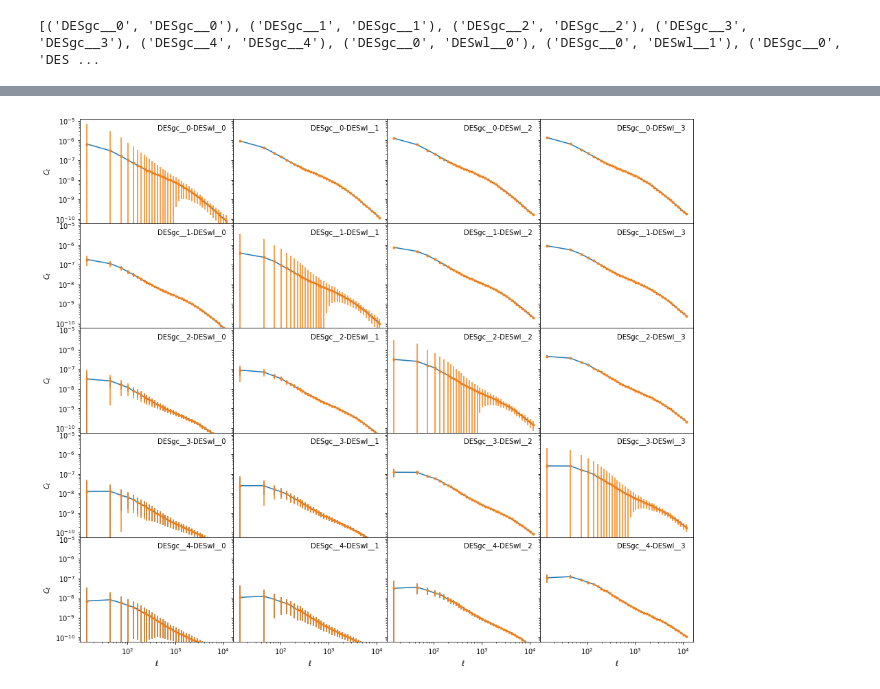
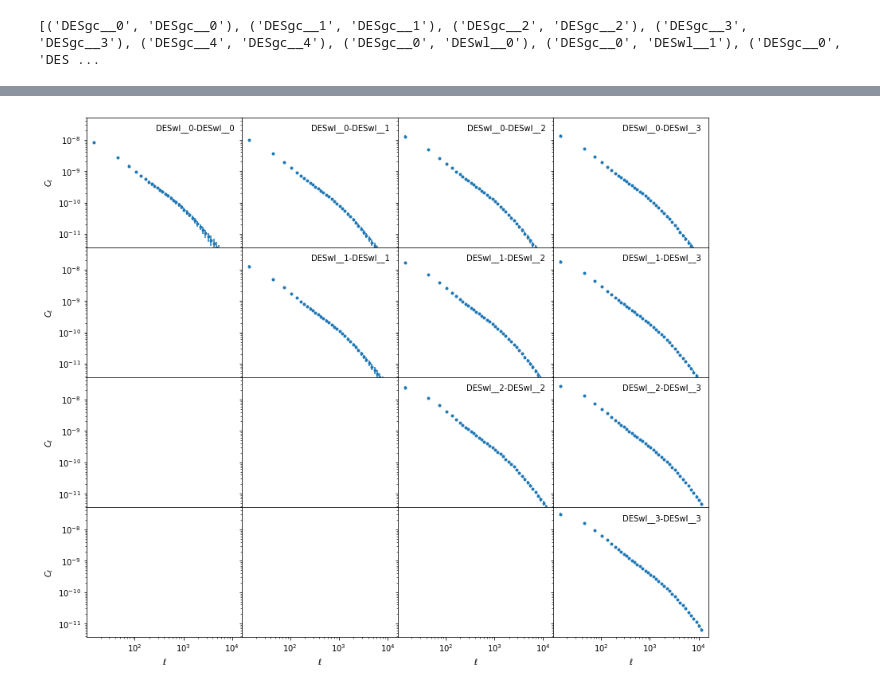
Before and after one commit to boryanah/simple_nz_marg, a Jupyter notebook: plot_sacc.ipynb, the cells around one changed output, grey strips where cells are left out. Saved outputs shown, nothing was run; the diff lists cells and outputs as text; code cells hidden in the pictures.

```diff
--- a/plot_sacc.ipynb
+++ b/plot_sacc.ipynb
@@ -36,10 +99,10 @@ f, ax = plt.subplots(1, 5, figsize=(16, 4), sharex=True, gridspec_kw={'wspace':0
 for i in range(5):
     tr1 = tr2 = f'DESgc__{i}'
     ell, cl, cov, ind = s.get_ell_cl('cl_00', tr1, tr2, return_cov=True, return_ind=True)
-    ax[i].errorbar(ell, cl, yerr=np.sqrt(np.diag(cov)))
+    ax[i].errorbar(ell, cl, yerr=np.sqrt(np.diag(cov)), fmt='.')
 
-    cov = covG_rsh[ind][:, ind]
-    ax[i].errorbar(ell, cl, yerr=np.sqrt(np.diag(cov)), fmt='.')
+#     cov = covG[ind][:, ind]
+#     ax[i].errorbar(ell, cl, yerr=np.sqrt(np.diag(cov)), fmt='.')
 
     assert np.any(cov)
     ax[i].set_xlabel('$\ell$')
@@ -55,27 +155,29 @@ plt.close()
 # %%
-# gc-wl
-f, ax = plt.subplots(5, 4, figsize=(16, 14), sharex=True, gridspec_kw={'wspace':0, 'hspace': 0}, sharey=True)
-for i in range(5):
-    tr1 = f'DESgc__{i}'
-    for j in range(4):
+# wl-wl
+f, ax = plt.subplots(4, 4, figsize=(14, 12), sharex=True, gridspec_kw={'wspace':0, 'hspace': 0}, sharey=True)
+for i in range(4):
+    tr1 = f'DESwl__{i}'
+    for j in range(i, 4):
         tr2 = f'DESwl__{j}'
-        ell, cl, cov, ind = s.get_ell_cl('cl_0e', tr1, tr2, return_cov=True, return_ind=True)
-        ax[i, j].errorbar(ell, cl, yerr=np.sqrt(np.diag(cov)))
+        ell, cl, cov, ind = s.get_ell_cl('cl_ee', tr1, tr2, return_cov=True, return_ind=True)
 
-        cov = covG_rsh[ind][:, ind]
         ax[i, j].errorbar(ell, cl, yerr=np.sqrt(np.diag(cov)), fmt='.')
+
+#         cov = covG[ind][:, ind]
+#         ax[i, j].errorbar(ell, cl, yerr=np.sqrt(np.diag(cov)), fmt='.')
 
         assert np.any(cov)
 
         ax[i, j].text(0.95, 0.95, f'{tr1}-{tr2}', horizontalalignment='right',
          verticalalignment='top', transform=ax[i, j].transAxes)
         ax[-1, j].set_xlabel('$\ell$')
 
     ax[i, 0].set_ylabel('$C_\ell$')
 
 ax[0, 0].set_yscale('log')
 ax[0, 0].set_xscale('log')
+
 plt.show()
 plt.close()
 # %% [output]
-[figure, old version]
+[figure, new version]
```
Also changed, not shown: parts of 10 cells of this notebook.
